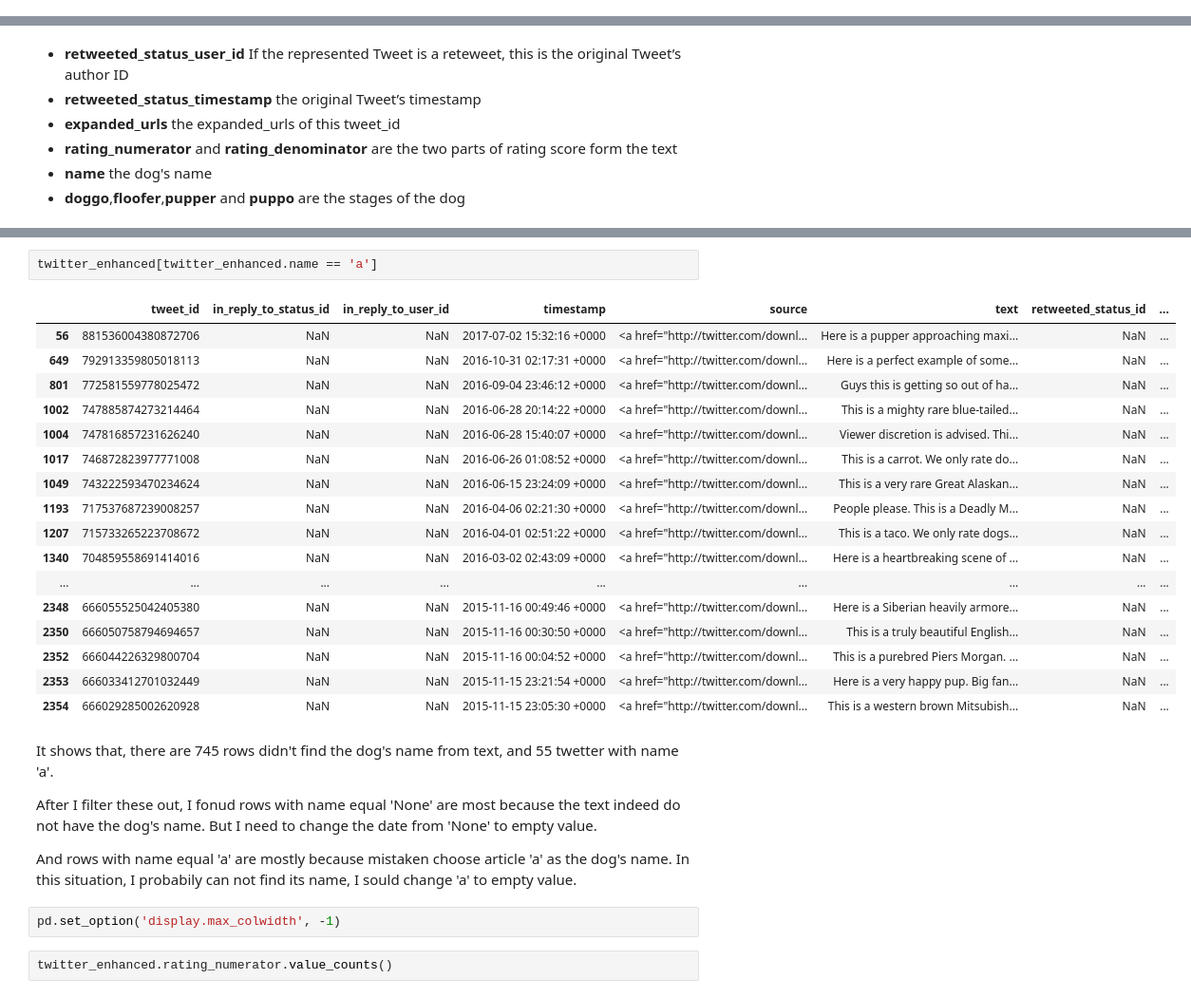
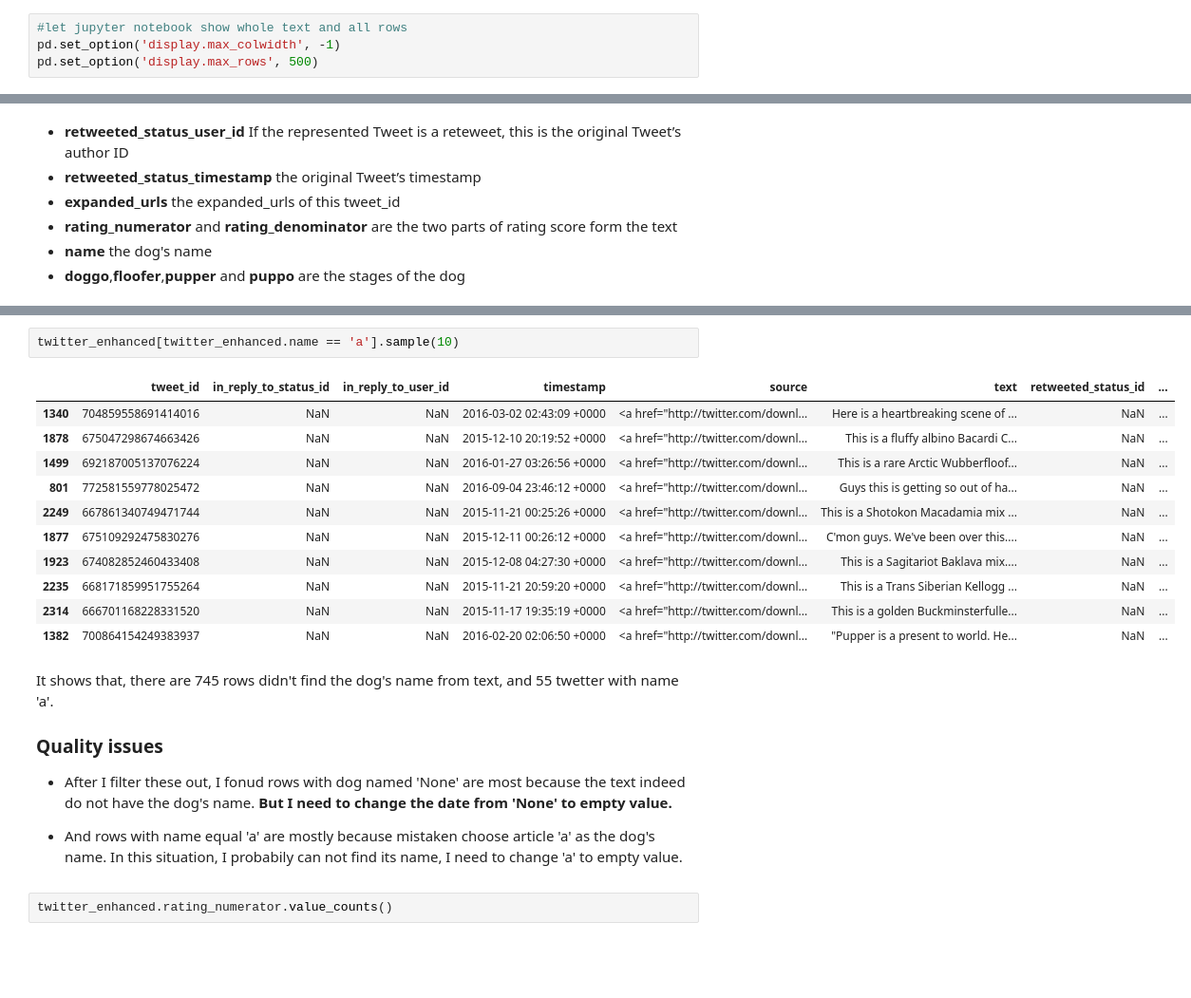
Before and after one commit to edifierxuhao/Data-wrangling, a Jupyter notebook: project4/wrangle_act.ipynb, the cells around one changed output, grey strips where cells are left out. Shown at 95% size. Saved outputs shown, nothing was run; the diff lists cells and outputs as text; blank space fills up the shorter version.

```diff
--- a/project4/wrangle_act.ipynb
+++ b/project4/wrangle_act.ipynb
@@ -156,6 +168,10 @@ with open('tweet_json.txt','r') as jsfile:
 supplement = pd.DataFrame(df_list)
 # %% [markdown]
 ## 2. Assessing Data
+# %%
+#let jupyter notebook show whole text and all rows
+pd.set_option('display.max_colwidth', -1)
+pd.set_option('display.max_rows', 500)
 # %% [markdown]
 ### 2.1 visually assess for quality
 
@@ -253,32 +338,26 @@ Name: name, Length: 957, dtype: int64
 # %%
-twitter_enhanced[twitter_enhanced.name == 'a']
+twitter_enhanced[twitter_enhanced.name == 'a'].sample(10)
 # %% [output]
 |  | tweet_id | in_reply_to_status_id | in_reply_to_user_id | timestamp | source | text | retweeted_status_id | ... |
-| 56 | 881536004380872706 | NaN | NaN | 2017-07-02 15:32:16 +0000 | <a href="http://twitter.com/downl... | Here is a pupper approaching maxi... | NaN | ... |
-| 649 | 792913359805018113 | NaN | NaN | 2016-10-31 02:17:31 +0000 | <a href="http://twitter.com/downl... | Here is a perfect example of some... | NaN | ... |
+| 1340 | 704859558691414016 | NaN | NaN | 2016-03-02 02:43:09 +0000 | <a href="http://twitter.com/downl... | Here is a heartbreaking scene of ... | NaN | ... |
+| 1878 | 675047298674663426 | NaN | NaN | 2015-12-10 20:19:52 +0000 | <a href="http://twitter.com/downl... | This is a fluffy albino Bacardi C... | NaN | ... |
+| 1499 | 692187005137076224 | NaN | NaN | 2016-01-27 03:26:56 +0000 | <a href="http://twitter.com/downl... | This is a rare Arctic Wubberfloof... | NaN | ... |
 | 801 | 772581559778025472 | NaN | NaN | 2016-09-04 23:46:12 +0000 | <a href="http://twitter.com/downl... | Guys this is getting so out of ha... | NaN | ... |
-| 1002 | 747885874273214464 | NaN | NaN | 2016-06-28 20:14:22 +0000 | <a href="http://twitter.com/downl... | This is a mighty rare blue-tailed... | NaN | ... |
-| 1004 | 747816857231626240 | NaN | NaN | 2016-06-28 15:40:07 +0000 | <a href="http://twitter.com/downl... | Viewer discretion is advised. Thi... | NaN | ... |
-| 1017 | 746872823977771008 | NaN | NaN | 2016-06-26 01:08:52 +0000 | <a href="http://twitter.com/downl... | This is a carrot. We only rate do... | NaN | ... |
-| 1049 | 743222593470234624 | NaN | NaN | 2016-06-15 23:24:09 +0000 | <a href="http://twitter.com/downl... | This is a very rare Great Alaskan... | NaN | ... |
-| 1193 | 717537687239008257 | NaN | NaN | 2016-04-06 02:21:30 +0000 | <a href="http://twitter.com/downl... | People please. This is a Deadly M... | NaN | ... |
-| 1207 | 715733265223708672 | NaN | NaN | 2016-04-01 02:51:22 +0000 | <a href="http://twitter.com/downl... | This is a taco. We only rate dogs... | NaN | ... |
-| 1340 | 704859558691414016 | NaN | NaN | 2016-03-02 02:43:09 +0000 | <a href="http://twitter.com/downl... | Here is a heartbreaking scene of ... | NaN | ... |
-| ... | ... | ... | ... | ... | ... | ... | ... | ... |
-| 2348 | 666055525042405380 | NaN | NaN | 2015-11-16 00:49:46 +0000 | <a href="http://twitter.com/downl... | Here is a Siberian heavily armore... | NaN | ... |
-| 2350 | 666050758794694657 | NaN | NaN | 2015-11-16 00:30:50 +0000 | <a href="http://twitter.com/downl... | This is a truly beautiful English... | NaN | ... |
-| 2352 | 666044226329800704 | NaN | NaN | 2015-11-16 00:04:52 +0000 | <a href="http://twitter.com/downl... | This is a purebred Piers Morgan. ... | NaN | ... |
-| 2353 | 666033412701032449 | NaN | NaN | 2015-11-15 23:21:54 +0000 | <a href="http://twitter.com/downl... | Here is a very happy pup. Big fan... | NaN | ... |
-| 2354 | 666029285002620928 | NaN | NaN | 2015-11-15 23:05:30 +0000 | <a href="http://twitter.com/downl... | This is a western brown Mitsubish... | NaN | ... |
+| 2249 | 667861340749471744 | NaN | NaN | 2015-11-21 00:25:26 +0000 | <a href="http://twitter.com/downl... | This is a Shotokon Macadamia mix ... | NaN | ... |
+| 1877 | 675109292475830276 | NaN | NaN | 2015-12-11 00:26:12 +0000 | <a href="http://twitter.com/downl... | C'mon guys. We've been over this.... | NaN | ... |
+| 1923 | 674082852460433408 | NaN | NaN | 2015-12-08 04:27:30 +0000 | <a href="http://twitter.com/downl... | This is a Sagitariot Baklava mix.... | NaN | ... |
+| 2235 | 668171859951755264 | NaN | NaN | 2015-11-21 20:59:20 +0000 | <a href="http://twitter.com/downl... | This is a Trans Siberian Kellogg ... | NaN | ... |
+| 2314 | 666701168228331520 | NaN | NaN | 2015-11-17 19:35:19 +0000 | <a href="http://twitter.com/downl... | This is a golden Buckminsterfulle... | NaN | ... |
+| 1382 | 700864154249383937 | NaN | NaN | 2016-02-20 02:06:50 +0000 | <a href="http://twitter.com/downl... | "Pupper is a present to world. He... | NaN | ... |
 # %% [markdown]
+
 It shows that, there are 745 rows didn't find the dog's name from text, and 55 twetter with name 'a'.
 
-After I filter these out, I fonud rows with name equal 'None' are most because the text indeed do not have the dog's name.
-But I need to change the date from 'None' to empty value.
+### Quality issues
+- After I filter these out, I fonud rows with dog named 'None' are most because the text indeed do not have the dog's name.
+**But I need to change the date from 'None' to empty value.**
 
-And rows with name equal 'a' are mostly because mistaken choose article 'a' as the dog's name. In this situation, I probabily can not find its name, I sould change 'a' to empty value.
+- And rows with name equal 'a' are mostly because mistaken choose article 'a' as the dog's name. In this situation, I probabily can not find its name, I need to change 'a' to empty value.
-# %%
-pd.set_option('display.max_colwidth', -1)
 # %%
 twitter_enhanced.rating_numerator.value_counts()
 # %% [output]
```
Also changed, not shown: parts of 49 cells of this notebook.
